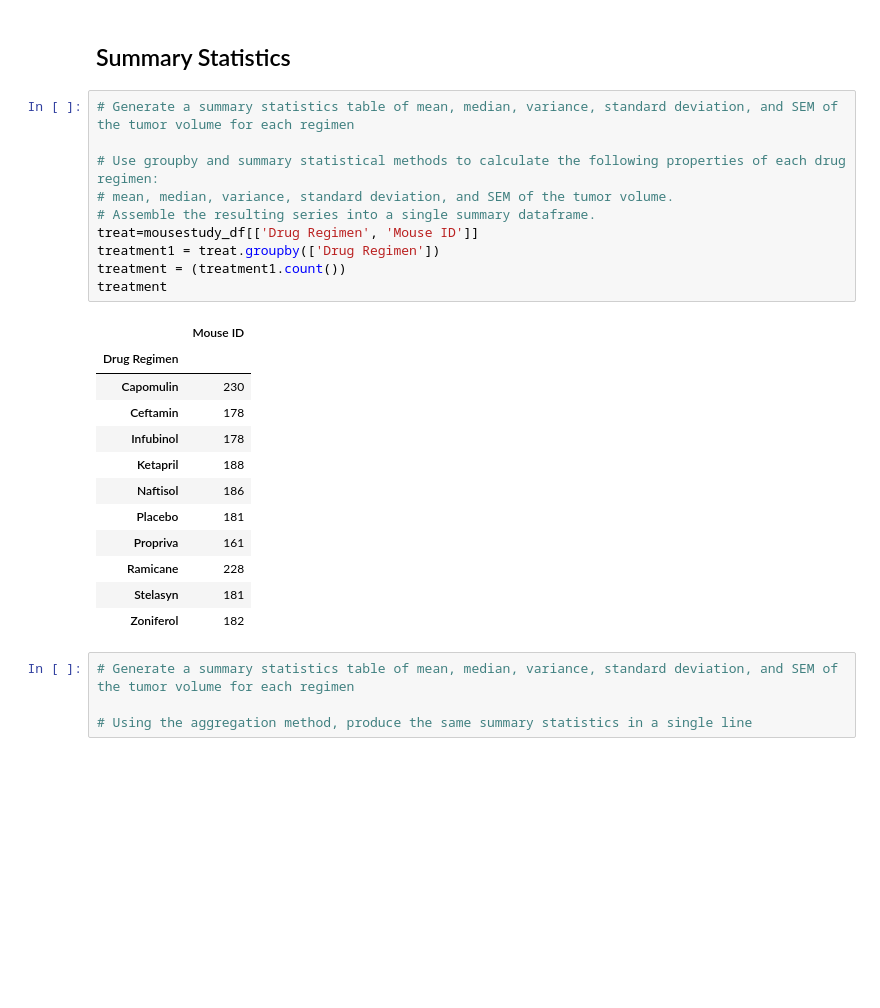
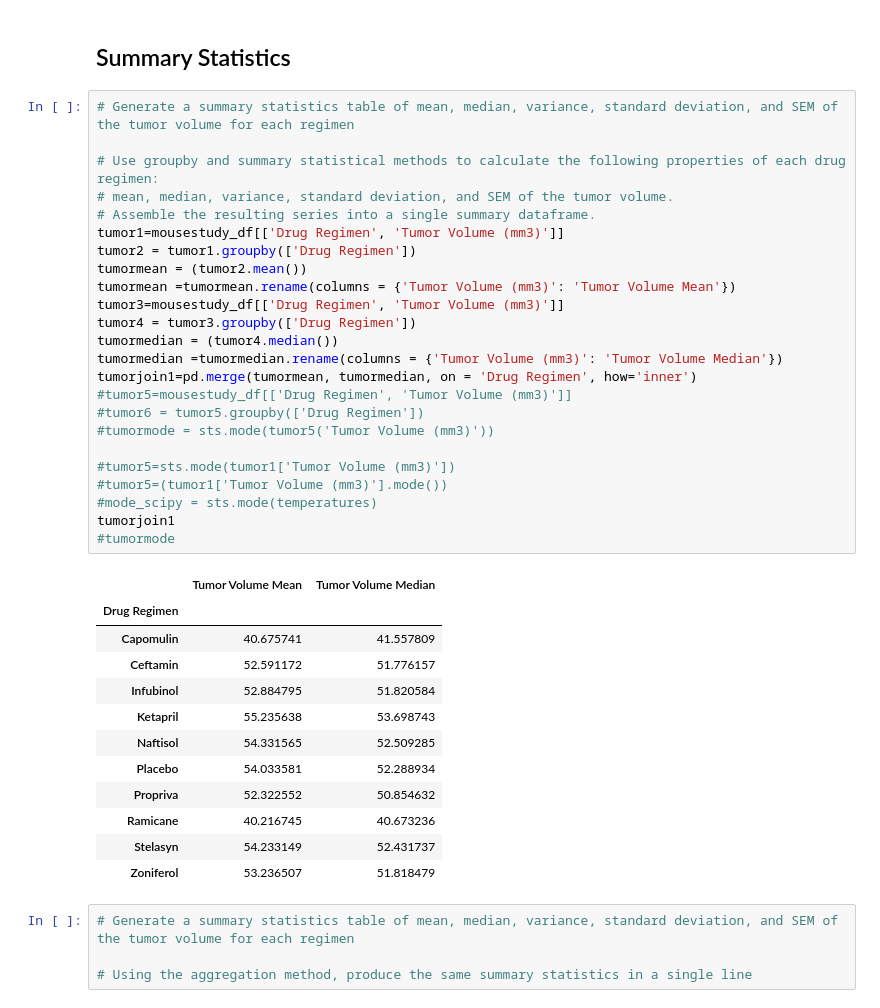
Before and after one commit to Renee-W/matplotlib-challenge, a Jupyter notebook: Pymaceuticals/pymaceuticals_test.ipynb, the cells around one changed output. Cells and saved outputs as stored; diff of their text form; blank space fills up the shorter version.

```diff
--- a/Pymaceuticals/pymaceuticals_test.ipynb
+++ b/Pymaceuticals/pymaceuticals_test.ipynb
@@ -88,26 +73,40 @@ mousecount
 # %%
 # Generate a summary statistics table of mean, median, variance, standard deviation, and SEM of the tumor volume for each regimen
 
 # Use groupby and summary statistical methods to calculate the following properties of each drug regimen:
 # mean, median, variance, standard deviation, and SEM of the tumor volume.
 # Assemble the resulting series into a single summary dataframe.
-treat=mousestudy_df[['Drug Regimen', 'Mouse ID']]
-treatment1 = treat.groupby(['Drug Regimen'])
-treatment = (treatment1.count())
-treatment
+tumor1=mousestudy_df[['Drug Regimen', 'Tumor Volume (mm3)']]
+tumor2 = tumor1.groupby(['Drug Regimen'])
+tumormean = (tumor2.mean())
+tumormean =tumormean.rename(columns = {'Tumor Volume (mm3)': 'Tumor Volume Mean'})
+tumor3=mousestudy_df[['Drug Regimen', 'Tumor Volume (mm3)']]
+tumor4 = tumor3.groupby(['Drug Regimen'])
+tumormedian = (tumor4.median())
+tumormedian =tumormedian.rename(columns = {'Tumor Volume (mm3)': 'Tumor Volume Median'})
+tumorjoin1=pd.merge(tumormean, tumormedian, on = 'Drug Regimen', how='inner')
+#tumor5=mousestudy_df[['Drug Regimen', 'Tumor Volume (mm3)']]
+#tumor6 = tumor5.groupby(['Drug Regimen'])
+#tumormode = sts.mode(tumor5('Tumor Volume (mm3)'))
+
+#tumor5=sts.mode(tumor1['Tumor Volume (mm3)'])
+#tumor5=(tumor1['Tumor Volume (mm3)'].mode())
+#mode_scipy = sts.mode(temperatures)
+tumorjoin1
+#tumormode
 # %% [output]
-|  | Mouse ID |
-| Drug Regimen |  |
-| Capomulin | 230 |
-| Ceftamin | 178 |
-| Infubinol | 178 |
-| Ketapril | 188 |
-| Naftisol | 186 |
-| Placebo | 181 |
-| Propriva | 161 |
-| Ramicane | 228 |
-| Stelasyn | 181 |
-| Zoniferol | 182 |
+|  | Tumor Volume Mean | Tumor Volume Median |
+| Drug Regimen |  |  |
+| Capomulin | 40.675741 | 41.557809 |
+| Ceftamin | 52.591172 | 51.776157 |
+| Infubinol | 52.884795 | 51.820584 |
+| Ketapril | 55.235638 | 53.698743 |
+| Naftisol | 54.331565 | 52.509285 |
+| Placebo | 54.033581 | 52.288934 |
+| Propriva | 52.322552 | 50.854632 |
+| Ramicane | 40.216745 | 40.673236 |
+| Stelasyn | 54.233149 | 52.431737 |
+| Zoniferol | 53.236507 | 51.818479 |
 # %%
 # Generate a summary statistics table of mean, median, variance, standard deviation, and SEM of the tumor volume for each regimen
 
```
Also changed, not shown: parts of 4 cells of this notebook.
